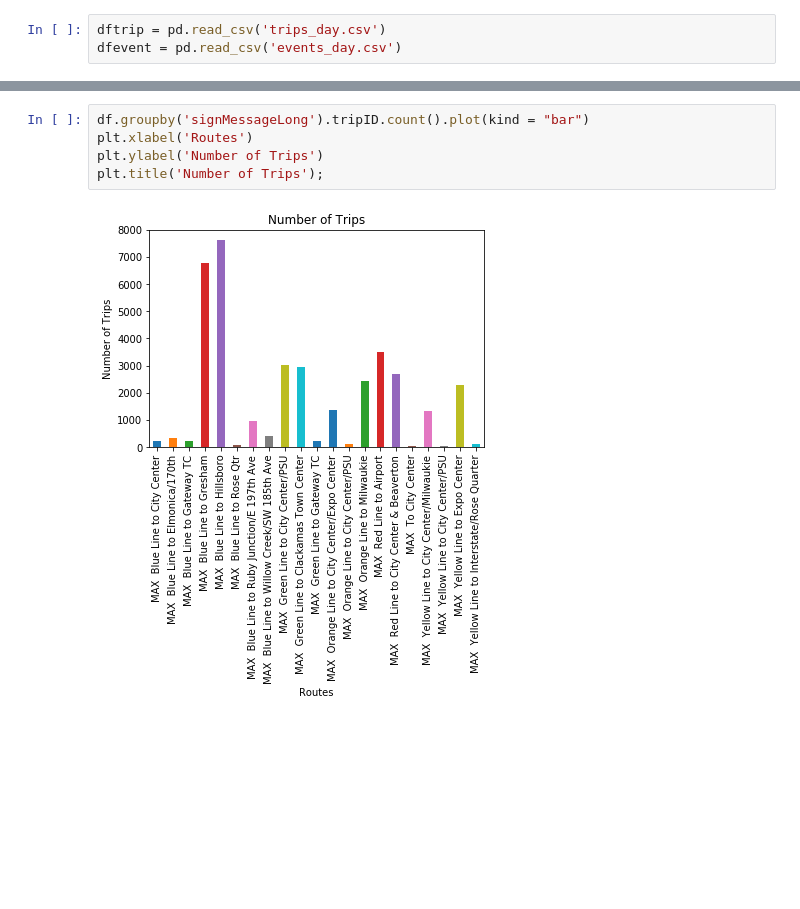
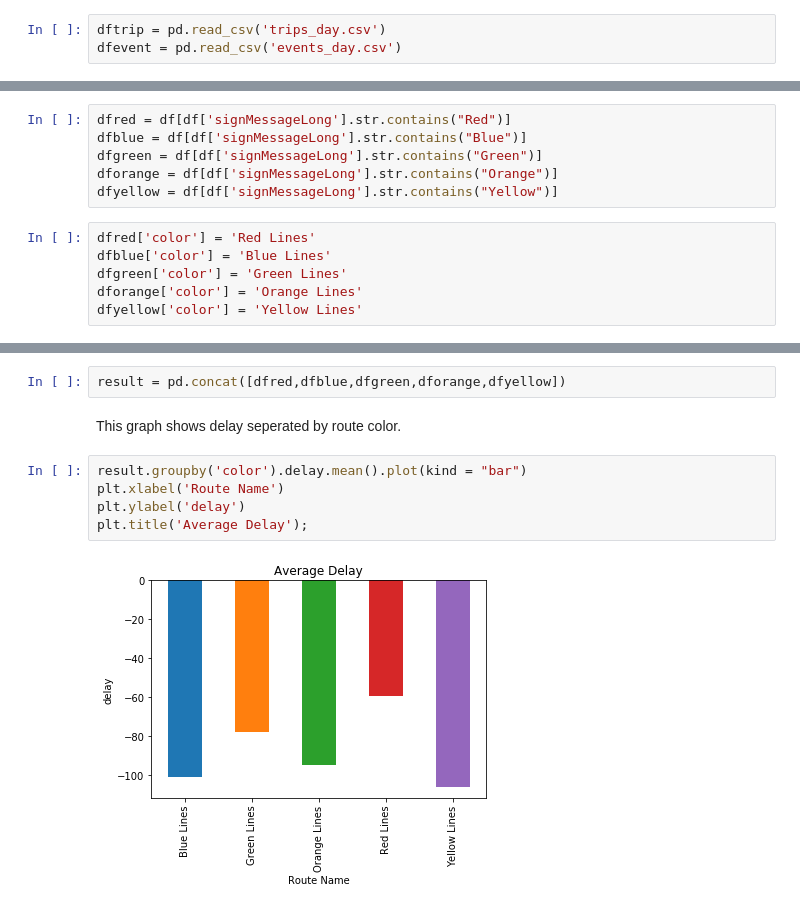
Before and after one commit to ebicher/Data-Science, a Jupyter notebook: TriMet/Merged Data - Final.ipynb, the cells around one changed output, grey strips where cells are left out. Cells and saved outputs as stored; diff of their text form; blank space fills up the shorter version.

```diff
--- a/TriMet/Merged Data - Final.ipynb
+++ b/TriMet/Merged Data - Final.ipynb
@@ -65,0 +70,12 @@ NameError: name 'df1' is not defined
+# %%
+dfred = df[df['signMessageLong'].str.contains("Red")]
+dfblue = df[df['signMessageLong'].str.contains("Blue")]
+dfgreen = df[df['signMessageLong'].str.contains("Green")]
+dforange = df[df['signMessageLong'].str.contains("Orange")]
+dfyellow = df[df['signMessageLong'].str.contains("Yellow")]
+# %%
+dfred['color'] = 'Red Lines'
+dfblue['color'] = 'Blue Lines'
+dfgreen['color'] = 'Green Lines'
+dforange['color'] = 'Orange Lines'
+dfyellow['color'] = 'Yellow Lines'
@@ -66,7 +100,11 @@ NameError: name 'df1' is not defined
+# %%
+result = pd.concat([dfred,dfblue,dfgreen,dforange,dfyellow])
+# %% [markdown]
+This graph shows delay seperated by route color.
 # %%
-df.groupby('signMessageLong').tripID.count().plot(kind = "bar")
-plt.xlabel('Routes')
-plt.ylabel('Number of Trips')
-plt.title('Number of Trips');
+result.groupby('color').delay.mean().plot(kind = "bar")
+plt.xlabel('Route Name')
+plt.ylabel('delay')
+plt.title('Average Delay');
 # %% [output]
-[figure, old version]
+[figure, new version]
```
Also changed, not shown: parts of 28 cells of this notebook.
